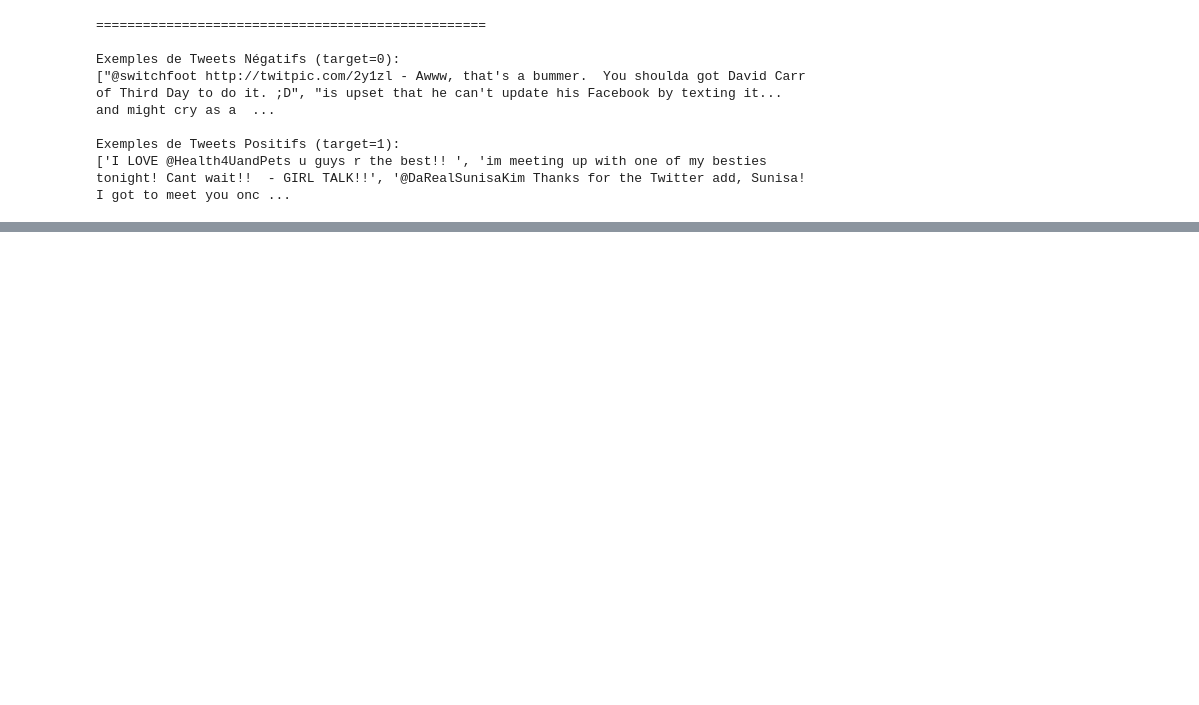
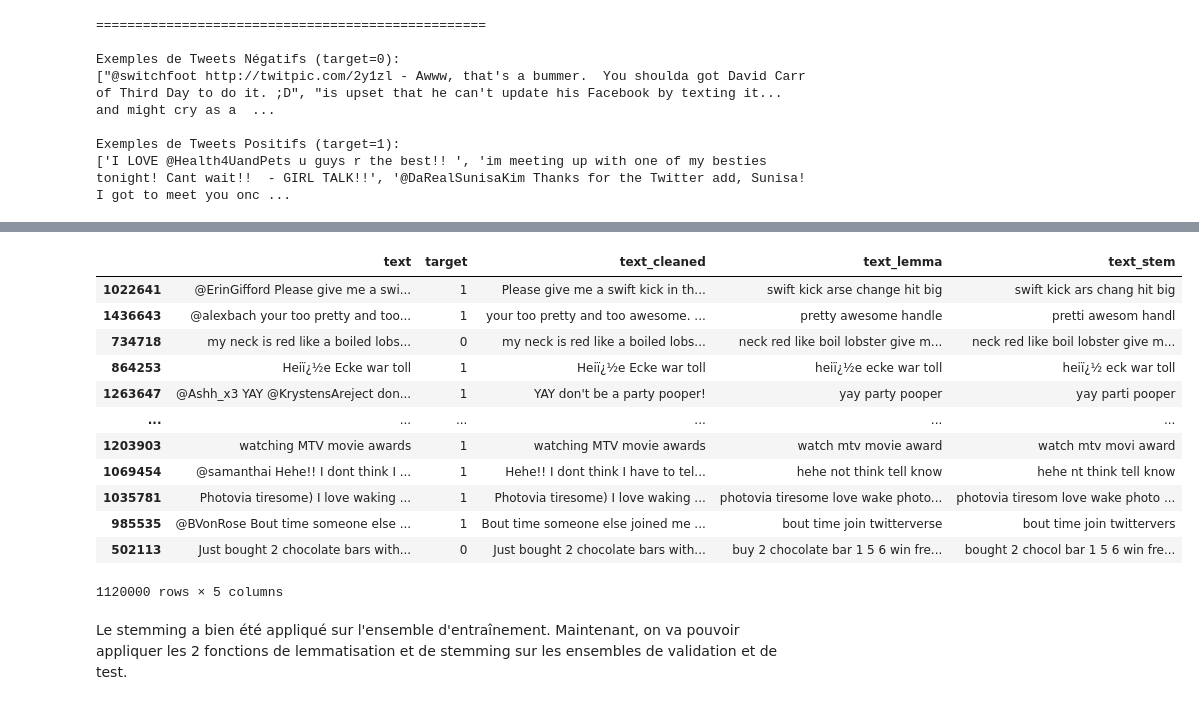
Before and after one commit to M-Carre/OC, a Jupyter notebook: Notebook_de_modélisation.ipynb, the cells around one changed output, grey strips where cells are left out. Drawn from its saved outputs; the diff is of its cells as text; code cells hidden in the pictures; blank space fills up the shorter version.

```diff
--- a/Notebook_de_modélisation.ipynb
+++ b/Notebook_de_modélisation.ipynb
@@ -230,0 +508,19 @@ Vérification : contenu du dossier après copie :
+# %%
+def stem_doc(doc):
+    """
+    Prend un objet Doc spaCy et retourne une chaîne de stems (racines).
+    - Convertit en minuscules AVANT le stemming.
+    - Supprime les stopwords spaCy.
+    - Supprime la ponctuation spaCy.
+    - Supprime les tokens qui sont juste des espaces.
+    - Applique le stemmer NLTK (Snowball).
+    """
+    stems = []
+    for token in doc:
+        # Filtrer stopwords, ponctuation, et tokens vides/espaces
+        if not token.is_stop and not token.is_punct and token.text.strip():
+            # Appliquer le stemmer sur le texte du token en minuscules
+            stems.append(stemmer.stem(token.text.lower()))
+    return " ".join(stems)
+
+print("Fonction stem_doc définie.")
@@ -230,0 +529,23 @@ Vérification : contenu du dossier après copie :
+# %%
+import time # Pour mesurer le temps
+
+print(f"\nTraitement de {len(train_df)} textes du jeu d'entraînement pour le stemming avec nlp.pipe...")
+start_time_stem = time.time()
+
+# Utiliser nlp.pipe sur la colonne text_cleaned
+processed_docs_stem = nlp.pipe(train_df['text_cleaned'], batch_size=10000)
+
+# Appliquer notre fonction stem_doc à chaque doc généré par nlp.pipe
+train_stems = [stem_doc(doc) for doc in processed_docs_stem]
+
+end_time_stem = time.time()
+print(f"Stemming du jeu d'entraînement terminé en {end_time_stem - start_time_stem:.2f} secondes.")
+
+# Ajouter les résultats comme nouvelle colonne dans train_df
+train_df['text_stem'] = train_stems
+
+print("Colonne 'text_stem' ajoutée à train_df.")
+
+# Afficher quelques exemples pour vérifier la différence avec lemma
+print("\nExemple après stemming (entraînement) :")
+print(train_df[['text_cleaned', 'text_lemma', 'text_stem']].head())
@@ -230,0 +570,18 @@ Vérification : contenu du dossier après copie :
+# %%
+train_df
+# %% [output]
+|  | text | target | text_cleaned | text_lemma | text_stem |
+| 1022641 | @ErinGifford Please give me a swi... | 1 | Please give me a swift kick in th... | swift kick arse change hit big | swift kick ars chang hit big |
+| 1436643 | @alexbach your too pretty and too... | 1 | your too pretty and too awesome. ... | pretty awesome handle | pretti awesom handl |
+| 734718 | my neck is red like a boiled lobs... | 0 | my neck is red like a boiled lobs... | neck red like boil lobster give m... | neck red like boil lobster give m... |
+| 864253 | Heiï¿½e Ecke war toll | 1 | Heiï¿½e Ecke war toll | heiï¿½e ecke war toll | heiï¿½ eck war toll |
+| 1263647 | @Ashh_x3 YAY @KrystensAreject don... | 1 | YAY don't be a party pooper! | yay party pooper | yay parti pooper |
+| ... | ... | ... | ... | ... | ... |
+| 1203903 | watching MTV movie awards | 1 | watching MTV movie awards | watch mtv movie award | watch mtv movi award |
+| 1069454 | @samanthai Hehe!! I dont think I ... | 1 | Hehe!! I dont think I have to tel... | hehe not think tell know | hehe nt think tell know |
+| 1035781 | Photovia tiresome) I love waking ... | 1 | Photovia tiresome) I love waking ... | photovia tiresome love wake photo... | photovia tiresom love wake photo ... |
+| 985535 | @BVonRose Bout time someone else ... | 1 | Bout time someone else joined me ... | bout time join twitterverse | bout time join twittervers |
+| 502113 | Just bought 2 chocolate bars with... | 0 | Just bought 2 chocolate bars with... | buy 2 chocolate bar 1 5 6 win fre... | bought 2 chocol bar 1 5 6 win fre... |
+1120000 rows × 5 columns
+# %% [markdown]
+Le stemming a bien été appliqué sur l'ensemble d'entraînement. Maintenant, on va pouvoir appliquer les 2 fonctions de lemmatisation et de stemming sur les ensembles de validation et de test.
```
Also changed, not shown: parts of 56 cells of this notebook, 1 other file.
